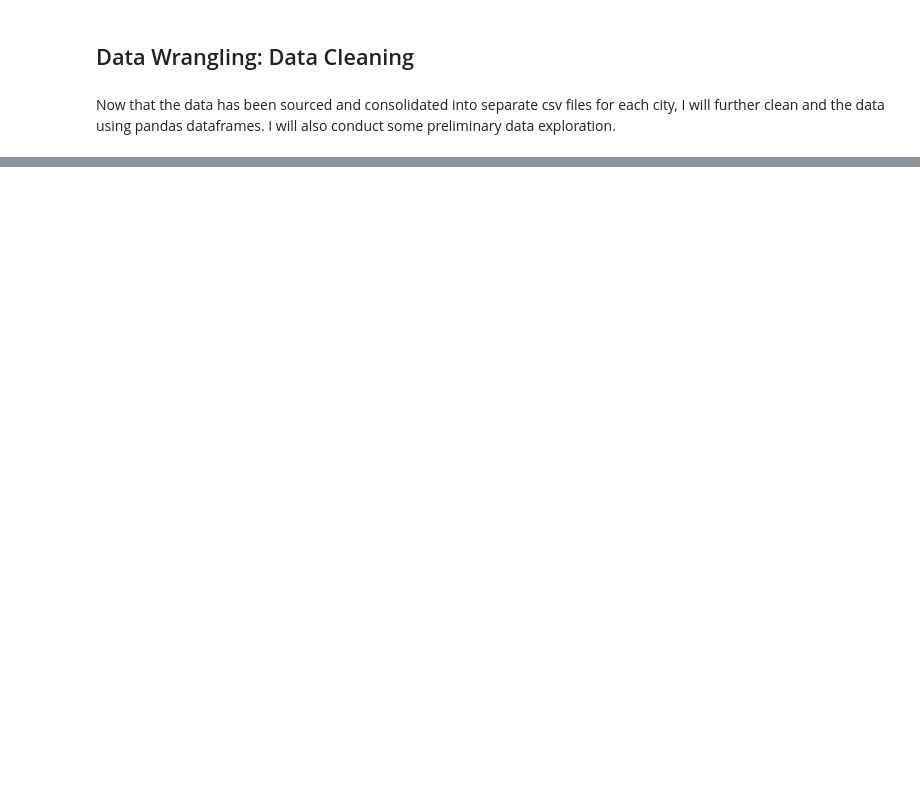
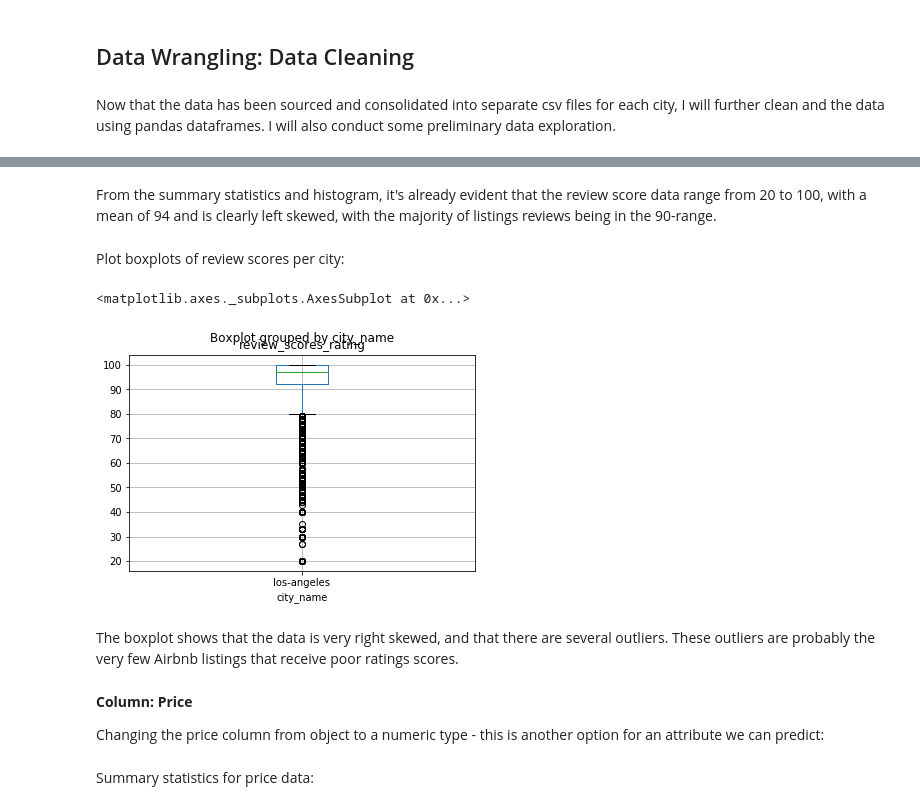
Before and after one commit to clairemiles/prescient-price, a Jupyter notebook: data_wrangling/data_cleaning.ipynb, the cells around one changed output, grey strips where cells are left out. Cells and saved outputs as stored; diff of their text form; code cells hidden in the pictures; blank space fills up the shorter version.

```diff
--- a/data_wrangling/data_cleaning.ipynb
+++ b/data_wrangling/data_cleaning.ipynb
@@ -100,0 +95,15 @@ Because of the sheer size of the data, I will start out by going through a check
+# %% [markdown]
+From the summary statistics and histogram, it's already evident that the review score data range from 20 to 100, with a mean of 94 and is clearly left skewed, with the majority of listings reviews being in the 90-range.
+# %% [markdown]
+Plot boxplots of review scores per city:
+# %%
+listings.boxplot(column='review_scores_rating', by='city_name')
+# %% [output]
+<matplotlib.axes._subplots.AxesSubplot at 0x...>
+[figure, added]
+# %% [markdown]
+The boxplot shows that the data is very right skewed, and that there are several outliers. These outliers are probably the very few Airbnb listings that receive poor ratings scores.
+# %% [markdown]
+**Column: Price**
+
+Changing the price column from object to a numeric type - this is another option for an attribute  we can predict:
@@ -100,0 +112,2 @@ Because of the sheer size of the data, I will start out by going through a check
+# %% [markdown]
+Summary statistics for price data:
```
Also changed, not shown: parts of 51 cells of this notebook, 2 other files.
